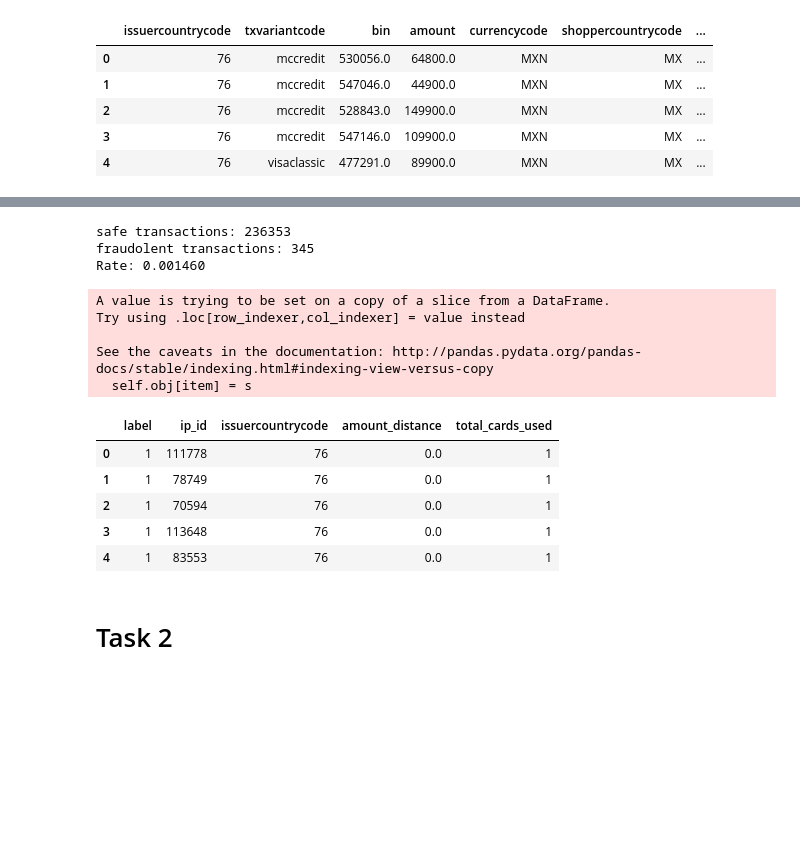
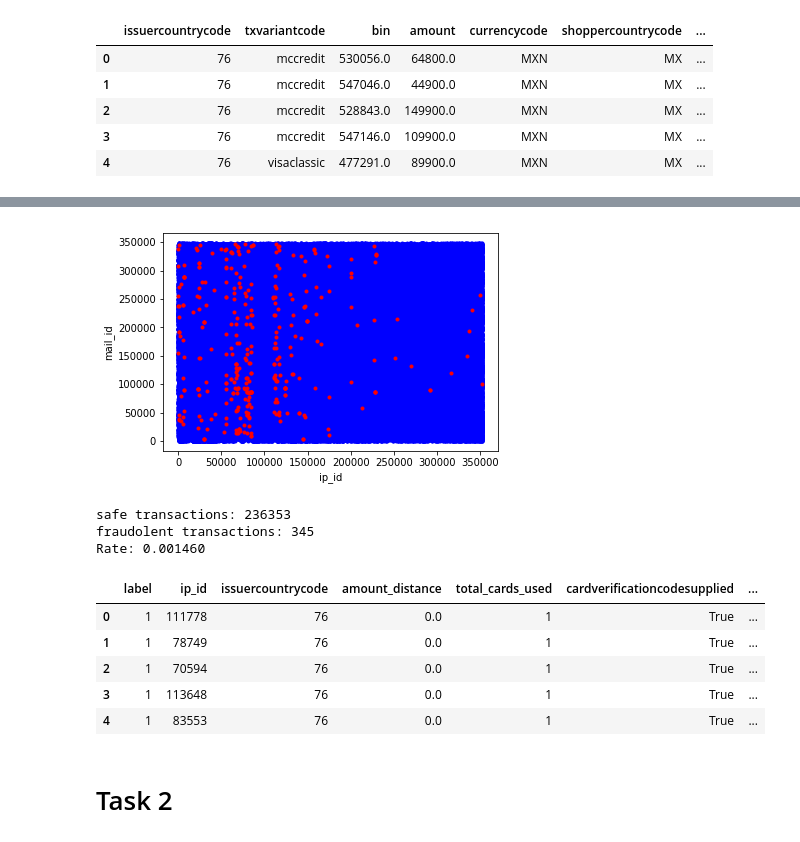
Before and after one commit to werew/Cyber_Data_Analytics_Labs, a Jupyter notebook: final.ipynb, the cells around one changed output, grey strips where cells are left out. Saved outputs shown, nothing was run; the diff lists cells and outputs as text; code cells hidden in the pictures; blank space fills up the shorter version.

```diff
--- a/final.ipynb
+++ b/final.ipynb
@@ -50,3 +79,7 @@ dtype: object
+# %%
+plot_benign_fraud(df,'ip_id','mail_id')
+# %% [output]
+[figure, added]
 # %%
 # Why do we need to process our data with SMOTE ?
 s = df.label.value_counts()
@@ -58,22 +91,25 @@ safe transactions: 236353
 fraudolent transactions: 345
 Rate: 0.001460
 # %%
+from sklearn import preprocessing
+le = preprocessing.LabelEncoder()
+le.fit(df['shopperinteraction'])
+df.loc[:,('shopperinteraction')] = le.transform(df['shopperinteraction'])
+df.head()
+
+
 # We filter the most interesting features
-df_interesting = df[['label','ip_id','issuercountrycode','amount_distance','total_cards_used']]
+df_interesting = df[['label','ip_id','issuercountrycode','amount_distance','total_cards_used','cardverificationcodesupplied','shopperinteraction']]
 df_interesting.loc[:,('issuercountrycode')] = df_interesting.loc[:,('issuercountrycode')].fillna('??') # We add a custom value for unknown codes
+df_interesting.loc[:,('cardverificationcodesupplied')] = df_interesting.loc[:,('cardverificationcodesupplied')].fillna(0.) # We add a custom value for unknown codes
 df_interesting.head()
 # %% [output]
-A value is trying to be set on a copy of a slice from a DataFrame.
-Try using .loc[row_indexer,col_indexer] = value instead
-
-See the caveats in the documentation: http://pandas.pydata.org/pandas-docs/stable/indexing.html#indexing-view-versus-copy
-  self.obj[item] = s
-|  | label | ip_id | issuercountrycode | amount_distance | total_cards_used |
-| 0 | 1 | 111778 | 76 | 0.0 | 1 |
-| 1 | 1 | 78749 | 76 | 0.0 | 1 |
-| 2 | 1 | 70594 | 76 | 0.0 | 1 |
-| 3 | 1 | 113648 | 76 | 0.0 | 1 |
-| 4 | 1 | 83553 | 76 | 0.0 | 1 |
+|  | label | ip_id | issuercountrycode | amount_distance | total_cards_used | cardverificationcodesupplied | ... |
+| 0 | 1 | 111778 | 76 | 0.0 | 1 | True | ... |
+| 1 | 1 | 78749 | 76 | 0.0 | 1 | True | ... |
+| 2 | 1 | 70594 | 76 | 0.0 | 1 | True | ... |
+| 3 | 1 | 113648 | 76 | 0.0 | 1 | True | ... |
+| 4 | 1 | 83553 | 76 | 0.0 | 1 | True | ... |
 # %%
 # Creating training and test sets
 x_train, x_test, \
```
Also changed, not shown: parts of 10 cells of this notebook.
